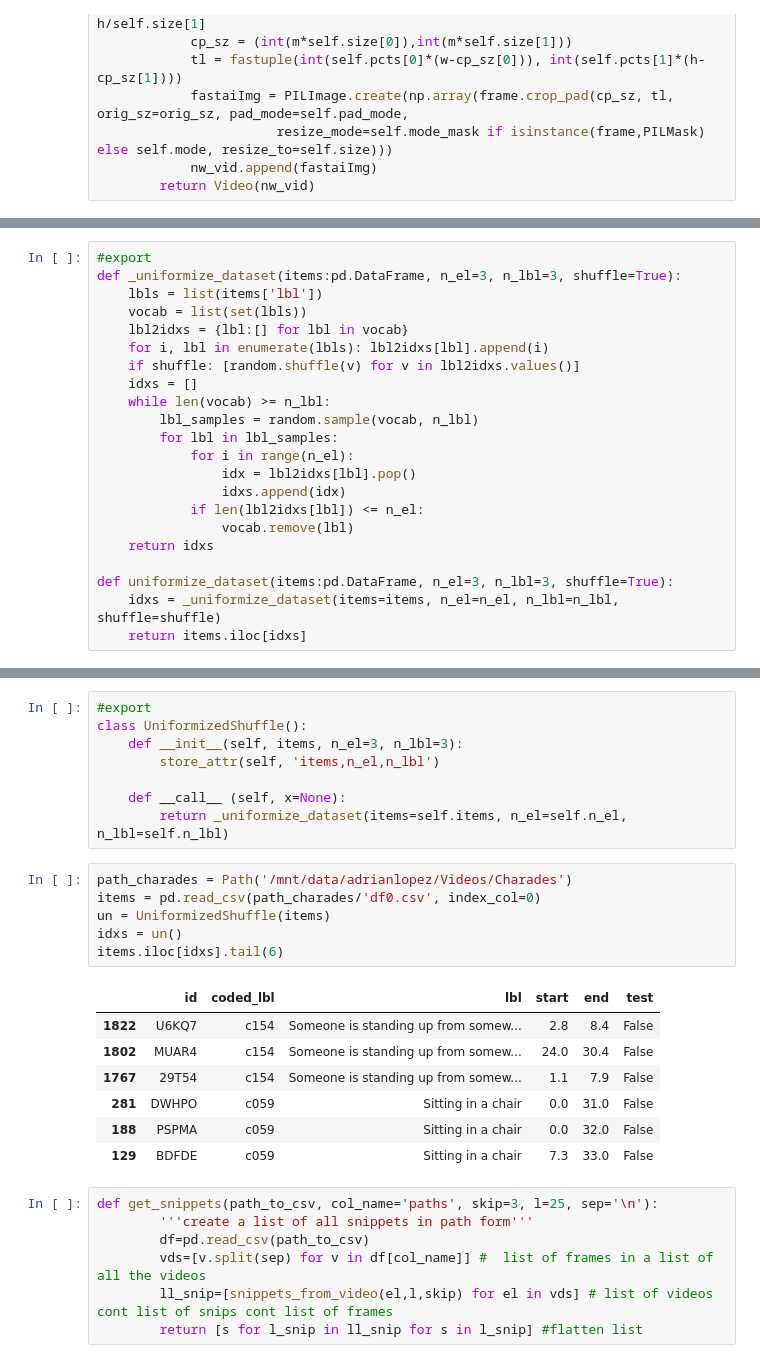
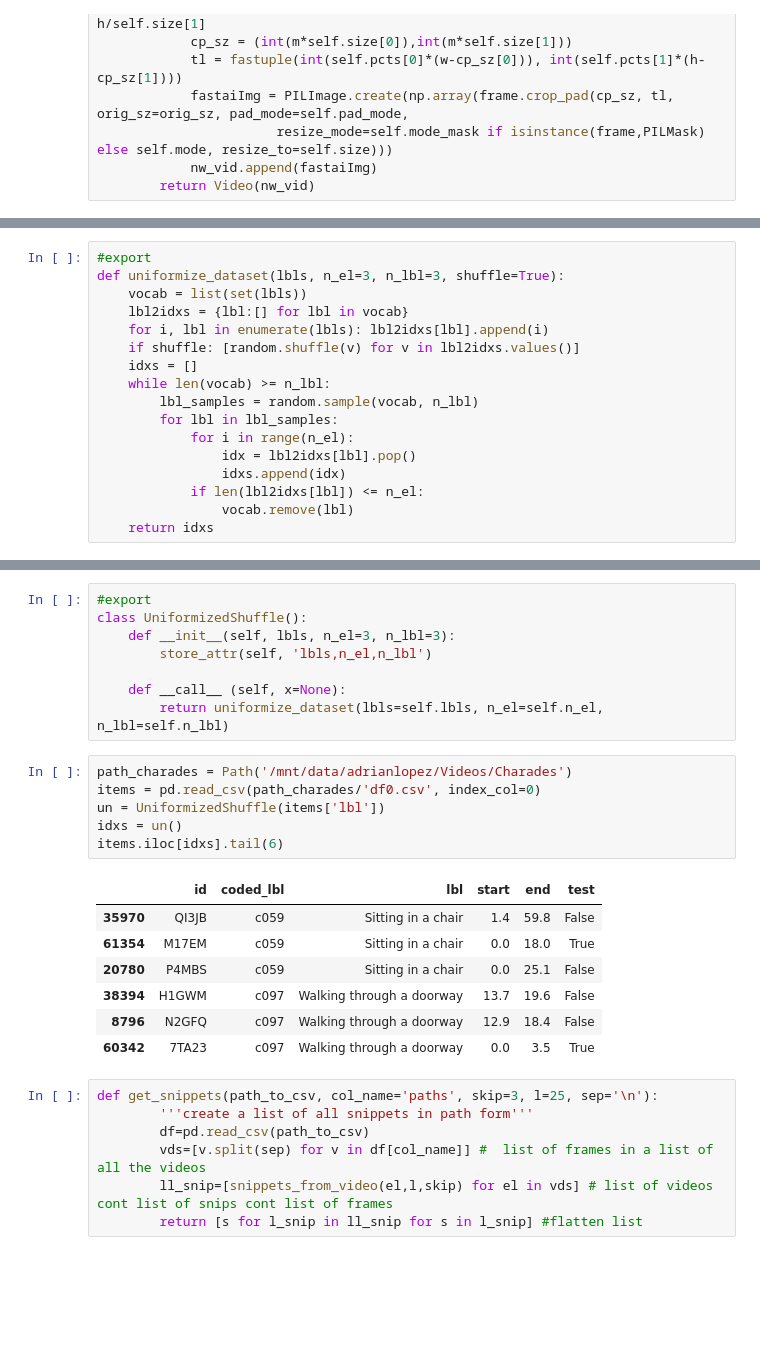
Before and after one commit to ThesisSlayers/thesis, a Jupyter notebook: 03_video_block.ipynb, the cells around one changed output, grey strips where cells are left out. Cells and saved outputs as stored; diff of their text form; blank space fills up the shorter version.

```diff
--- a/03_video_block.ipynb
+++ b/03_video_block.ipynb
@@ -79,7 +129,6 @@ def encodes(self, video:Video):
 # %%
 #export
-def _uniformize_dataset(items:pd.DataFrame, n_el=3, n_lbl=3, shuffle=True):
-    lbls = list(items['lbl'])
+def uniformize_dataset(lbls, n_el=3, n_lbl=3, shuffle=True):
     vocab = list(set(lbls))
     lbl2idxs = {lbl:[] for lbl in vocab}
     for i, lbl in enumerate(lbls): lbl2idxs[lbl].append(i)
@@ -94,9 +143,5 @@ def _uniformize_dataset(items:pd.DataFrame, n_el=3, n_lbl=3, shuffle=True):
             if len(lbl2idxs[lbl]) <= n_el:
                 vocab.remove(lbl)
     return idxs
-
-def uniformize_dataset(items:pd.DataFrame, n_el=3, n_lbl=3, shuffle=True):
-    idxs = _uniformize_dataset(items=items, n_el=n_el, n_lbl=n_lbl, shuffle=shuffle)
-    return items.iloc[idxs]
 # %%
 path_charades = Path('/mnt/data/adrianlopez/Videos/Charades')
@@ -113,25 +159,25 @@ items.head(6)
 # %%
 #export
 class UniformizedShuffle():
-    def __init__(self, items, n_el=3, n_lbl=3):
-        store_attr(self, 'items,n_el,n_lbl')
+    def __init__(self, lbls, n_el=3, n_lbl=3):
+        store_attr(self, 'lbls,n_el,n_lbl')
 
     def __call__ (self, x=None):
-        return _uniformize_dataset(items=self.items, n_el=self.n_el, n_lbl=self.n_lbl)
+        return uniformize_dataset(lbls=self.lbls, n_el=self.n_el, n_lbl=self.n_lbl)
 # %%
 path_charades = Path('/mnt/data/adrianlopez/Videos/Charades')
 items = pd.read_csv(path_charades/'df0.csv', index_col=0)
-un = UniformizedShuffle(items)
+un = UniformizedShuffle(items['lbl'])
 idxs = un()
 items.iloc[idxs].tail(6)
 # %% [output]
 |  | id | coded_lbl | lbl | start | end | test |
-| 1822 | U6KQ7 | c154 | Someone is standing up from somew... | 2.8 | 8.4 | False |
-| 1802 | MUAR4 | c154 | Someone is standing up from somew... | 24.0 | 30.4 | False |
-| 1767 | 29T54 | c154 | Someone is standing up from somew... | 1.1 | 7.9 | False |
-| 281 | DWHPO | c059 | Sitting in a chair | 0.0 | 31.0 | False |
-| 188 | PSPMA | c059 | Sitting in a chair | 0.0 | 32.0 | False |
-| 129 | BDFDE | c059 | Sitting in a chair | 7.3 | 33.0 | False |
+| 35970 | QI3JB | c059 | Sitting in a chair | 1.4 | 59.8 | False |
+| 61354 | M17EM | c059 | Sitting in a chair | 0.0 | 18.0 | True |
+| 20780 | P4MBS | c059 | Sitting in a chair | 0.0 | 25.1 | False |
+| 38394 | H1GWM | c097 | Walking through a doorway | 13.7 | 19.6 | False |
+| 8796 | N2GFQ | c097 | Walking through a doorway | 12.9 | 18.4 | False |
+| 60342 | 7TA23 | c097 | Walking through a doorway | 0.0 | 3.5 | True |
 # %%
 def get_snippets(path_to_csv, col_name='paths', skip=3, l=25, sep='\n'):
         '''create a list of all snippets in path form'''
```
Also changed, not shown: parts of 7 cells of this notebook, 7 other files.
